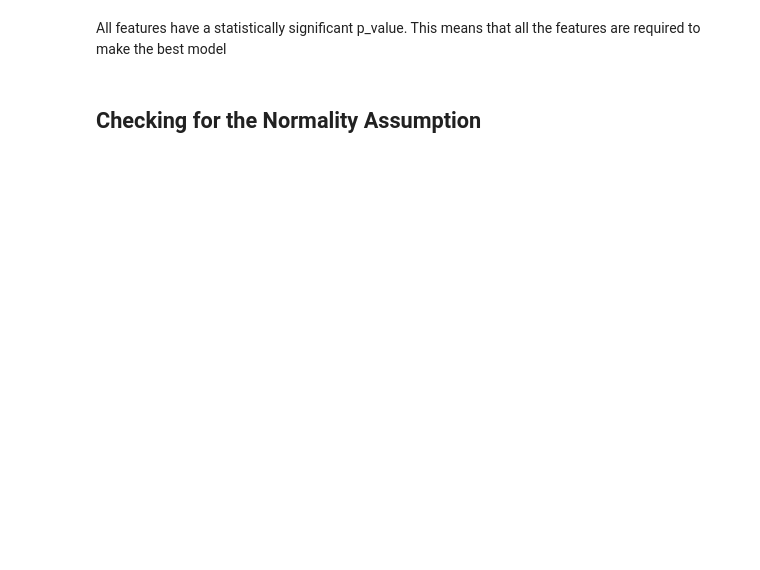
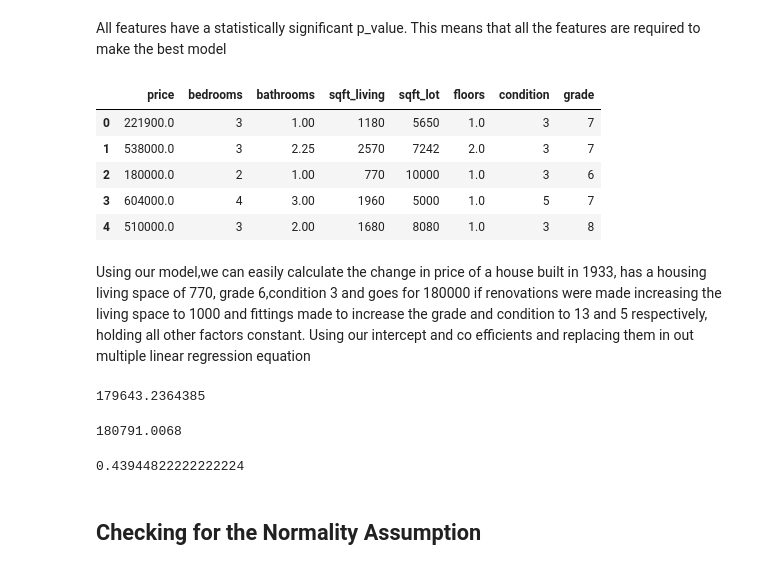
Before and after one commit to AliceWamuyu/dsc-phase-2-project, a Jupyter notebook: student.ipynb, the cells around one changed output. Saved outputs shown, nothing was run; the diff lists cells and outputs as text; code cells hidden in the pictures; blank space fills up the shorter version.

```diff
--- a/student.ipynb
+++ b/student.ipynb
@@ -257,5 +405,31 @@ model.summary()
 # %% [markdown]
 All features have a statistically significant p_value. This means that all the features are required to make the best model
+# %%
+Data.head()
+# %% [output]
+|  | price | bedrooms | bathrooms | sqft_living | sqft_lot | floors | condition | grade |
+| 0 | 221900.0 | 3 | 1.00 | 1180 | 5650 | 1.0 | 3 | 7 |
+| 1 | 538000.0 | 3 | 2.25 | 2570 | 7242 | 2.0 | 3 | 7 |
+| 2 | 180000.0 | 2 | 1.00 | 770 | 10000 | 1.0 | 3 | 6 |
+| 3 | 604000.0 | 4 | 3.00 | 1960 | 5000 | 1.0 | 5 | 7 |
+| 4 | 510000.0 | 3 | 2.00 | 1680 | 8080 | 1.0 | 3 | 8 |
+# %% [markdown]
+Using our model,we can easily calculate the change in price of a house built in 1933, has a housing living space of 770, grade 6,condition 3 and goes for 180000 if renovations were made increasing the living space to 1000 and fittings made to increase the grade and condition to 13 and 5 respectively, holding all other factors constant. Using our intercept and co efficients and replacing them in out multiple linear regression equation
+# %%
+#getting the intercept
+intercept = 180000+(0.0421*2)-(0.0499*1)-(0.4507*770)+(5.385e-08*10000)+(0.0464*1)-(0.0962*3)-(1.5862*6)
+intercept
+# %% [output]
+179643.2364385
+# %%
+Price_after_renovation = 179643.2364385-(0.0421*2)+(0.0499*1)+(0.4507*2500)-(5.385e-08*10000)-(0.0464*1)+(0.0962*5)+(1.5862*13)
+Price_after_renovation
+# %% [output]
+180791.0068
+# %%
+(791.0068/180000)*100
+# %% [output]
+0.43944822222222224
 # %% [markdown]
 ## Checking for the Normality Assumption
 # %%
```
Also changed, not shown: parts of 29 cells of this notebook.
